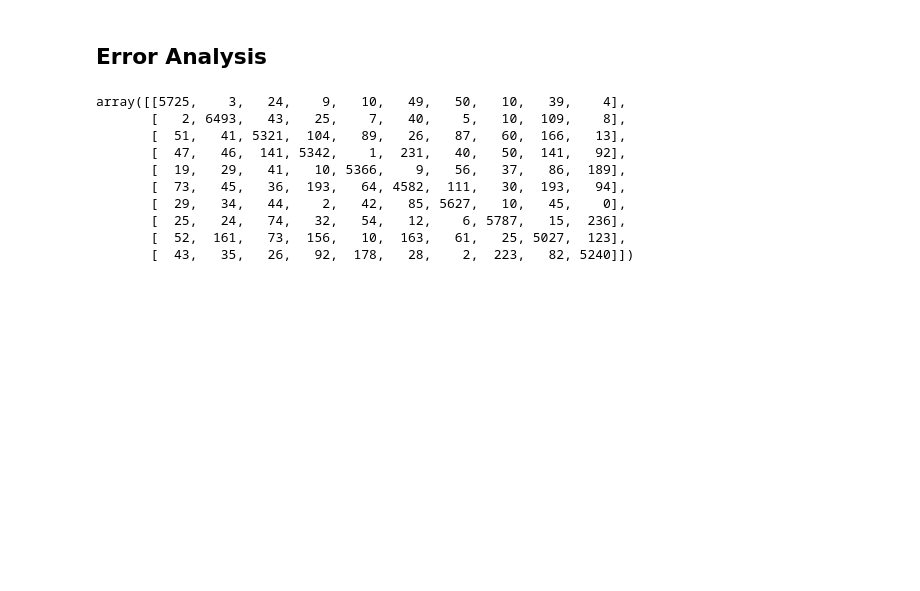
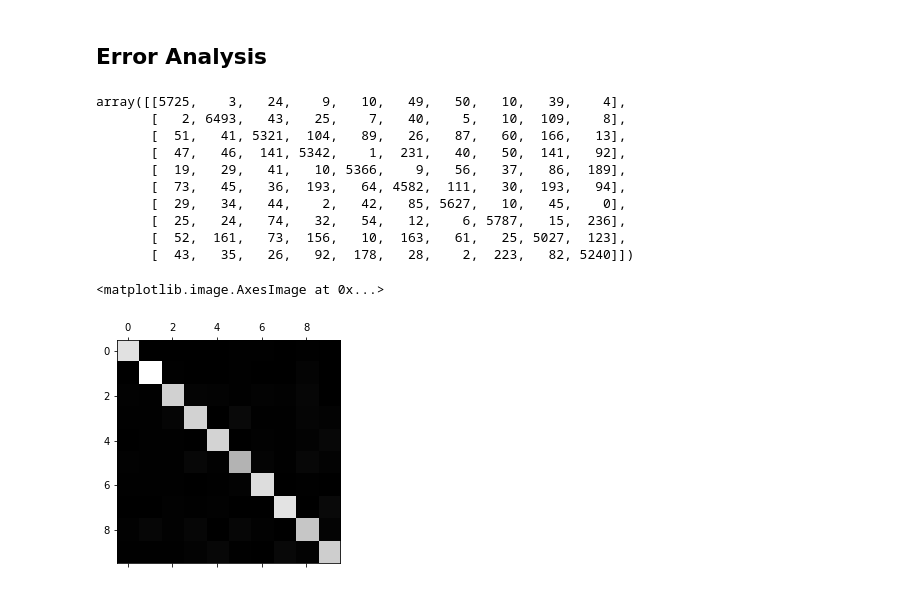
Before and after one commit to kurtrm/ml_projects, a Jupyter notebook: MNIST.ipynb, the cells around one changed output. Saved outputs shown, nothing was run; the diff lists cells and outputs as text; code cells hidden in the pictures; blank space fills up the shorter version.

```diff
--- a/MNIST.ipynb
+++ b/MNIST.ipynb
@@ -454,3 +454,8 @@ array([[5725,    3,   24,    9,   10,   49,   50,   10,   39,    4],
        [  25,   24,   74,   32,   54,   12,    6, 5787,   15,  236],
        [  52,  161,   73,  156,   10,  163,   61,   25, 5027,  123],
        [  43,   35,   26,   92,  178,   28,    2,  223,   82, 5240]])
+# %%
+plt.matshow(conf_mx, cmap=plt.cm.gray)
+# %% [output]
+<matplotlib.image.AxesImage at 0x...>
+[figure, added]
```
Also changed, not shown: parts of 6 cells of this notebook.
